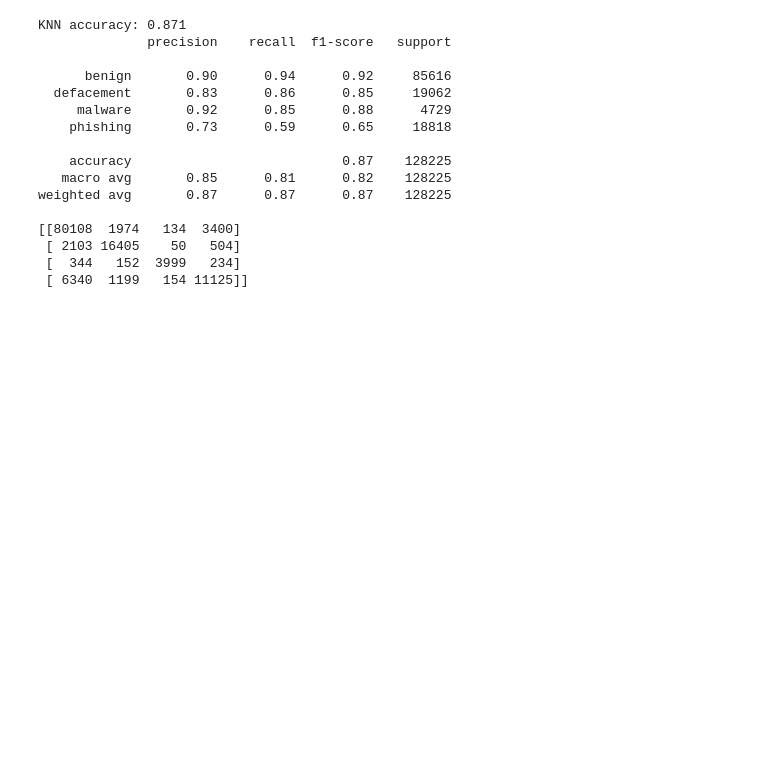
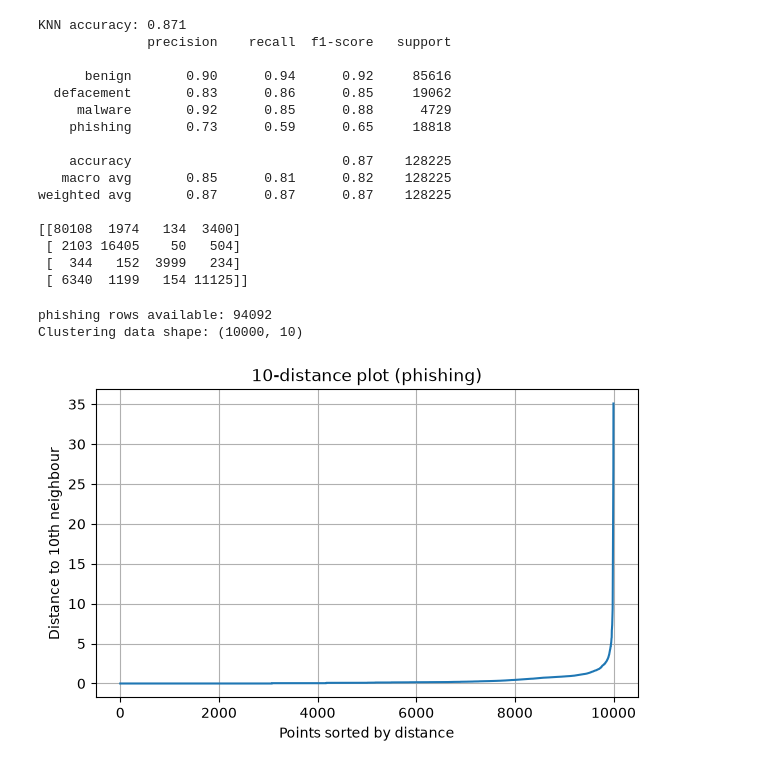
Before and after one commit to ishita105517194/COS30049---Assignment-2-, a Jupyter notebook: Phishing_URL_Detection.ipynb, the cells around one changed output. Saved outputs shown, nothing was run; the diff lists cells and outputs as text; code cells hidden in the pictures; blank space fills up the shorter version.

```diff
--- a/Phishing_URL_Detection.ipynb
+++ b/Phishing_URL_Detection.ipynb
@@ -565,3 +565,43 @@ weighted avg       0.87      0.87      0.87    128225
  [ 2103 16405    50   504]
  [  344   152  3999   234]
  [ 6340  1199   154 11125]]
+# %%
+from sklearn.cluster import DBSCAN
+from sklearn.metrics import silhouette_score
+from sklearn.neighbors import NearestNeighbors
+from sklearn.preprocessing import StandardScaler
+
+# Choose ONE class to cluster
+cluster_class = "phishing"
+df_class = df[df["type"] == cluster_class]
+print(f"{cluster_class} rows available:", len(df_class))
+
+# Sample 10,000 rows (DBSCAN and silhouette are slow on large data)
+sample = df_class.sample(n=10000, random_state=42)
+
+# Use features only, no labels
+X_cluster = sample[feature_cols].astype("int64")
+
+# Standardize
+scaler_c = StandardScaler()
+X_cluster_scaled = scaler_c.fit_transform(X_cluster)
+print("Clustering data shape:", X_cluster_scaled.shape)
+
+# k-distance plot to help pick eps (k = min_samples)
+k = 10
+nn = NearestNeighbors(n_neighbors=k)
+nn.fit(X_cluster_scaled)
+distances, _ = nn.kneighbors(X_cluster_scaled)
+k_distances = np.sort(distances[:, -1])
+
+plt.figure(figsize=(7, 4))
+plt.plot(k_distances)
+plt.title(f"{k}-distance plot ({cluster_class})")
+plt.xlabel("Points sorted by distance")
+plt.ylabel(f"Distance to {k}th neighbour")
+plt.grid(True)
+plt.show()
+# %% [output]
+phishing rows available: 94092
+Clustering data shape: (10000, 10)
+[figure, added]
```
Also changed, not shown: parts of 1 cell of this notebook.
